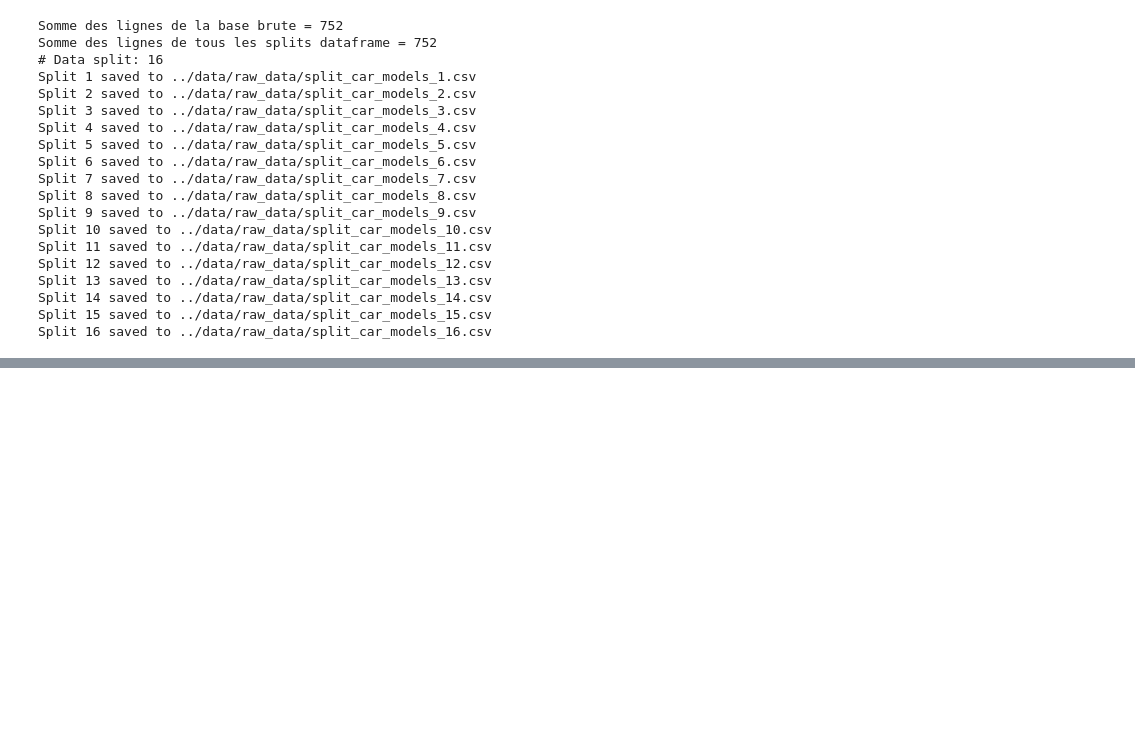
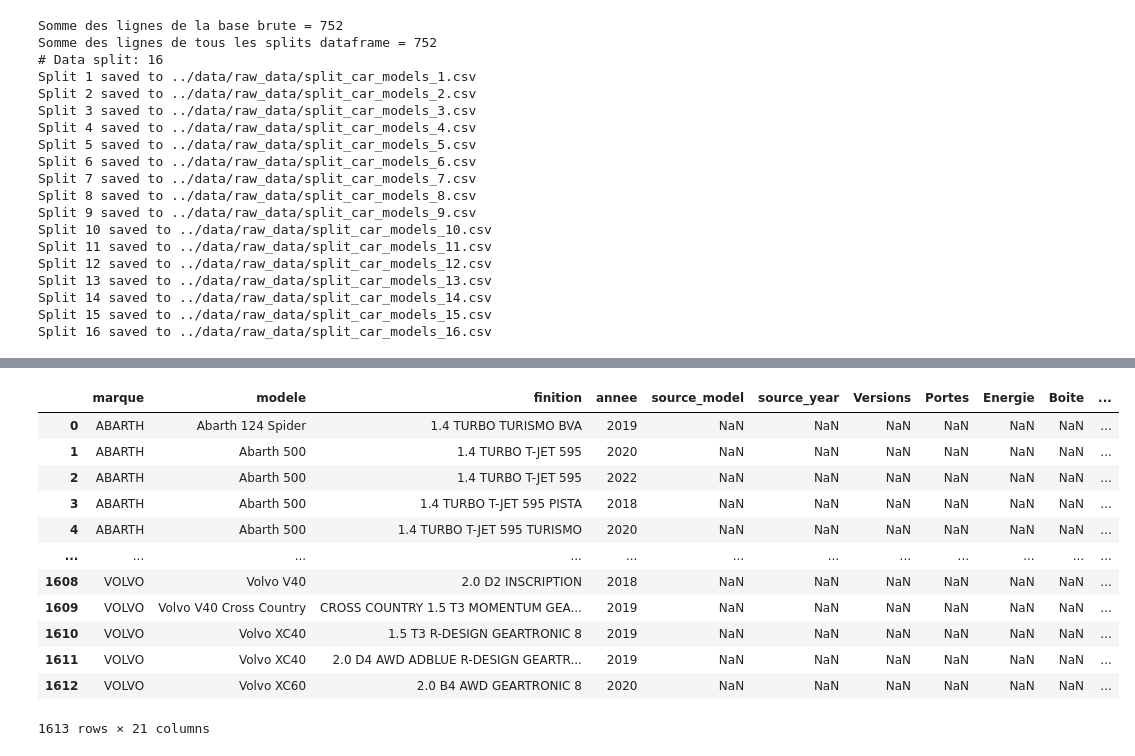
Before and after one commit to Hcle18/Valeur-Residuelle, a Jupyter notebook: notebooks/scraping prix neuf.ipynb, the cells around one changed output, grey strips where cells are left out. Cells and saved outputs as stored; diff of their text form; code cells hidden in the pictures; blank space fills up the shorter version.

```diff
--- a/notebooks/scraping prix neuf.ipynb
+++ b/notebooks/scraping prix neuf.ipynb
@@ -601,0 +844,12 @@ Search url est : https://www.caradisiac.com/fiches-techniques/modele--abarth-500
+# %%
+# Concatenate the dataframes
+df_combined = pd.concat([df_prix_neuf, df2_ok, df3_ok, df4_ok], ignore_index=True)
+
+# Display the combined dataframe
+df_combined.head()
+
+# Remove duplicates
+df_combined_nodup = df_combined.drop_duplicates(subset=['option_marque_select', 'option_modele_select', 'option_year_select', 'Versions'])
+list_final = sorted(pd.unique(df_combined_nodup["modele_annee"]))
+
+print(len(list_final))
@@ -601,0 +881,3 @@ Search url est : https://www.caradisiac.com/fiches-techniques/modele--abarth-500
+# %%
+# Rename "marque" Citroen = DS if "modele" contains DS and "marque" contains Citroen
+df_model.loc[(df_model['marque'].str.lower().str.contains('citroen', na=False)) & (df_model['modele'].str.lower().str.contains('ds', na=False)), "marque"] = "DS"
@@ -601,0 +921,4 @@ Search url est : https://www.caradisiac.com/fiches-techniques/modele--abarth-500
+# %%
+# Remove missing price
+df_combined_nodup = df_combined_nodup[df_combined_nodup["Prix"].notna()]
+df_combined_nodup['Prix'].describe()
@@ -601,0 +953,25 @@ Search url est : https://www.caradisiac.com/fiches-techniques/modele--abarth-500
+# %%
+# Merging df_model with df_combined_nodup to get the listing price
+df_model['marque'] = df_model['marque'].str.upper()
+df_model['finition'] = df_model['finition'].str.upper()
+
+# 1. Exact match
+df_test = df_model.merge(df_combined_nodup, how="left", left_on=['marque', 'finition', 'annee'], right_on = ['option_marque_select', 'Versions', "option_year_select"])
+
+# 2. Partial match
+# %%
+df_test
+# %% [output]
+|  | marque | modele | finition | annee | source_model | source_year | Versions | Portes | Energie | Boite | ... |
+| 0 | ABARTH | Abarth 124 Spider | 1.4 TURBO TURISMO BVA | 2019 | NaN | NaN | NaN | NaN | NaN | NaN | ... |
+| 1 | ABARTH | Abarth 500 | 1.4 TURBO T-JET 595 | 2020 | NaN | NaN | NaN | NaN | NaN | NaN | ... |
+| 2 | ABARTH | Abarth 500 | 1.4 TURBO T-JET 595 | 2022 | NaN | NaN | NaN | NaN | NaN | NaN | ... |
+| 3 | ABARTH | Abarth 500 | 1.4 TURBO T-JET 595 PISTA | 2018 | NaN | NaN | NaN | NaN | NaN | NaN | ... |
+| 4 | ABARTH | Abarth 500 | 1.4 TURBO T-JET 595 TURISMO | 2020 | NaN | NaN | NaN | NaN | NaN | NaN | ... |
+| ... | ... | ... | ... | ... | ... | ... | ... | ... | ... | ... | ... |
+| 1608 | VOLVO | Volvo V40 | 2.0 D2 INSCRIPTION | 2018 | NaN | NaN | NaN | NaN | NaN | NaN | ... |
+| 1609 | VOLVO | Volvo V40 Cross Country | CROSS COUNTRY 1.5 T3 MOMENTUM GEA... | 2019 | NaN | NaN | NaN | NaN | NaN | NaN | ... |
+| 1610 | VOLVO | Volvo XC40 | 1.5 T3 R-DESIGN GEARTRONIC 8 | 2019 | NaN | NaN | NaN | NaN | NaN | NaN | ... |
+| 1611 | VOLVO | Volvo XC40 | 2.0 D4 AWD ADBLUE R-DESIGN GEARTR... | 2019 | NaN | NaN | NaN | NaN | NaN | NaN | ... |
+| 1612 | VOLVO | Volvo XC60 | 2.0 B4 AWD GEARTRONIC 8 | 2020 | NaN | NaN | NaN | NaN | NaN | NaN | ... |
+1613 rows × 21 columns
```
Also changed, not shown: parts of 40 cells of this notebook.
